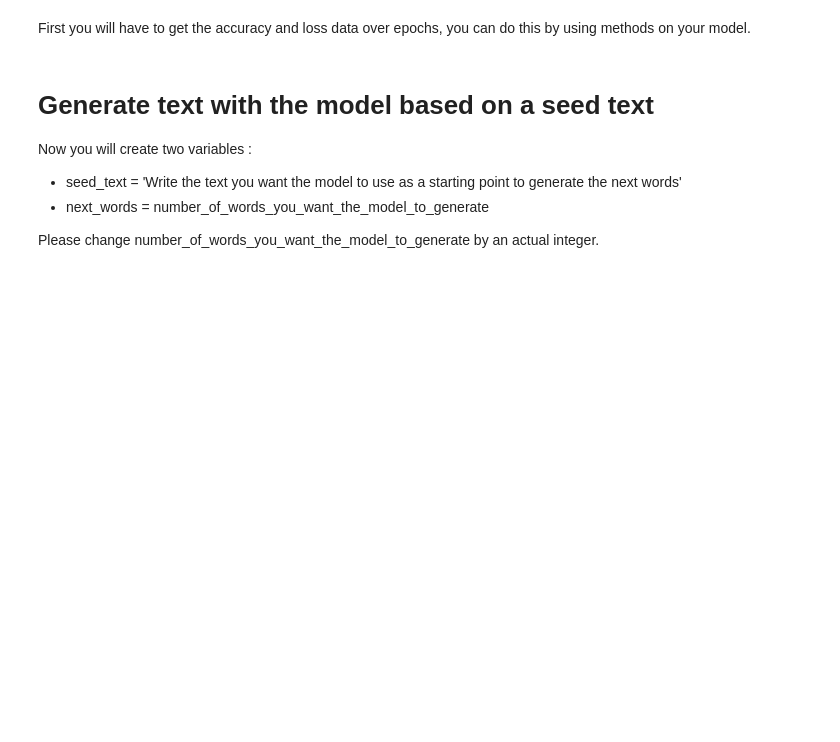
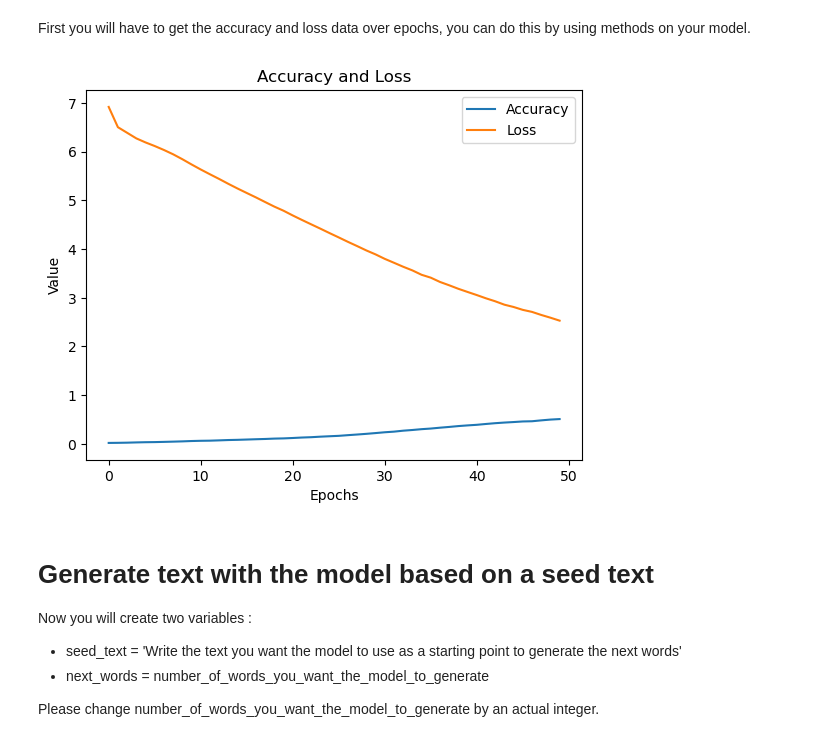
Before and after one commit to zahi158/lab-text-generation-shakespeare, a Jupyter notebook: main.ipynb, the cells around one changed output. Saved outputs shown, nothing was run; the diff lists cells and outputs as text; code cells hidden in the pictures; blank space fills up the shorter version.

```diff
--- a/main.ipynb
+++ b/main.ipynb
@@ -87,6 +96,7 @@ Use ku.to_categorical() on labels with num_classes = total_words
 Assign the result back to our variable labels.
 # %%
 # Your code here :
+labels = ku.to_categorical(labels, num_classes=total_words)
 # %% [markdown]
 # Initialize the Model
 
@@ -114,9 +118,19 @@ model = Sequential([
+# %%
+model = Sequential([
+    Embedding(total_words, 100, input_length=max_sequence_len - 1),
+    Bidirectional(LSTM(150, return_sequences=True)),
+    Dropout(0.2),
+    LSTM(100),
+    Dense(total_words // 2, activation='relu', kernel_regularizer=regularizers.l2(0.01)),
+    Dense(total_words, activation='softmax')
+])
 # %% [markdown]
 # Compile the Model:
 
 Compile the model using categorical crossentropy as the loss function, the Adam optimizer for efficient training, and accuracy as the metric to evaluate during training.
 # %%
 # Your code here :
+model.compile(loss='categorical_crossentropy', optimizer='adam', metrics=['accuracy'])
 # %% [markdown]
 # Print Model Summary:
 
@@ -135,3 +170,4 @@ That way you will get better text generation at the end.
 However, dont waste your time.
 # %%
 # Your code here :
+history = model.fit(predictors, labels, epochs=50, verbose=1)
@@ -144,3 +196,16 @@ First you will have to get the accuracy and loss data over epochs, you can do th
+# %%
+# Your code here :
+import matplotlib.pyplot as plt
+
+plt.plot(history.history['accuracy'])
+plt.plot(history.history['loss'])
+plt.title('Accuracy and Loss')
+plt.xlabel('Epochs')
+plt.ylabel('Value')
+plt.legend(['Accuracy', 'Loss'])
+plt.show()
+# %% [output]
+[figure, added]
 # %% [markdown]
 # Generate text with the model based on a seed text
 
```
Also changed, not shown: parts of 17 cells of this notebook.
